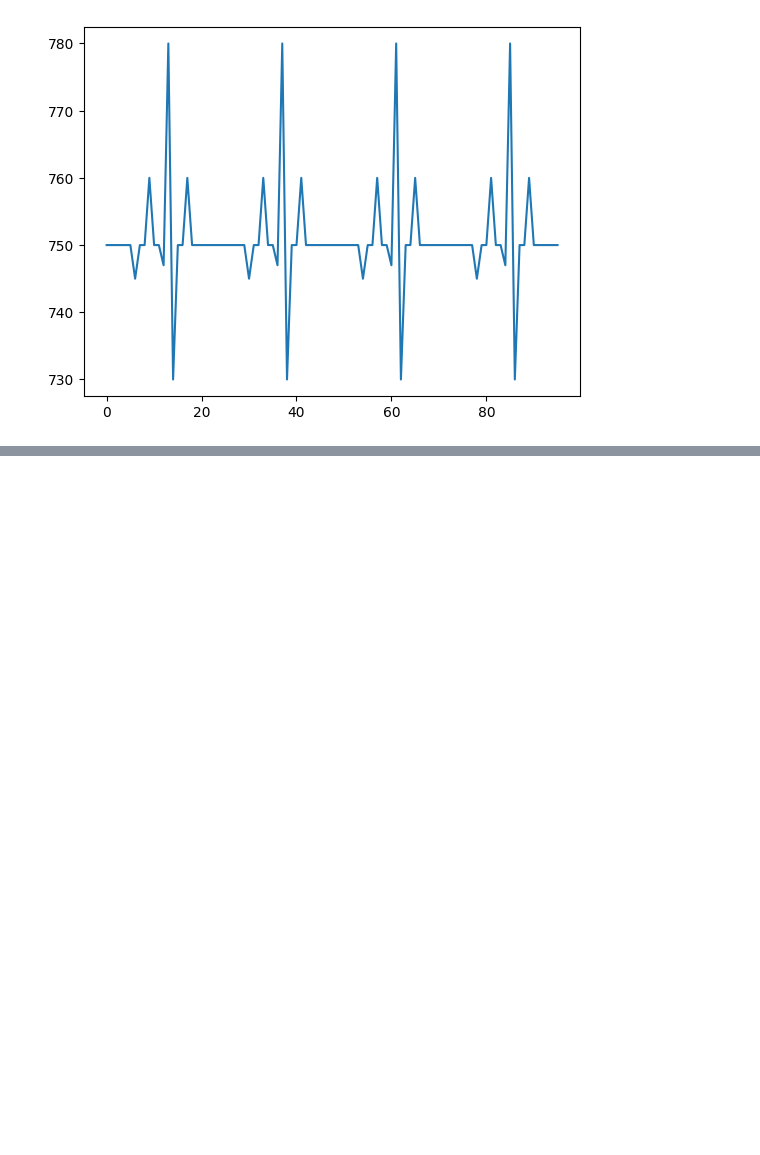
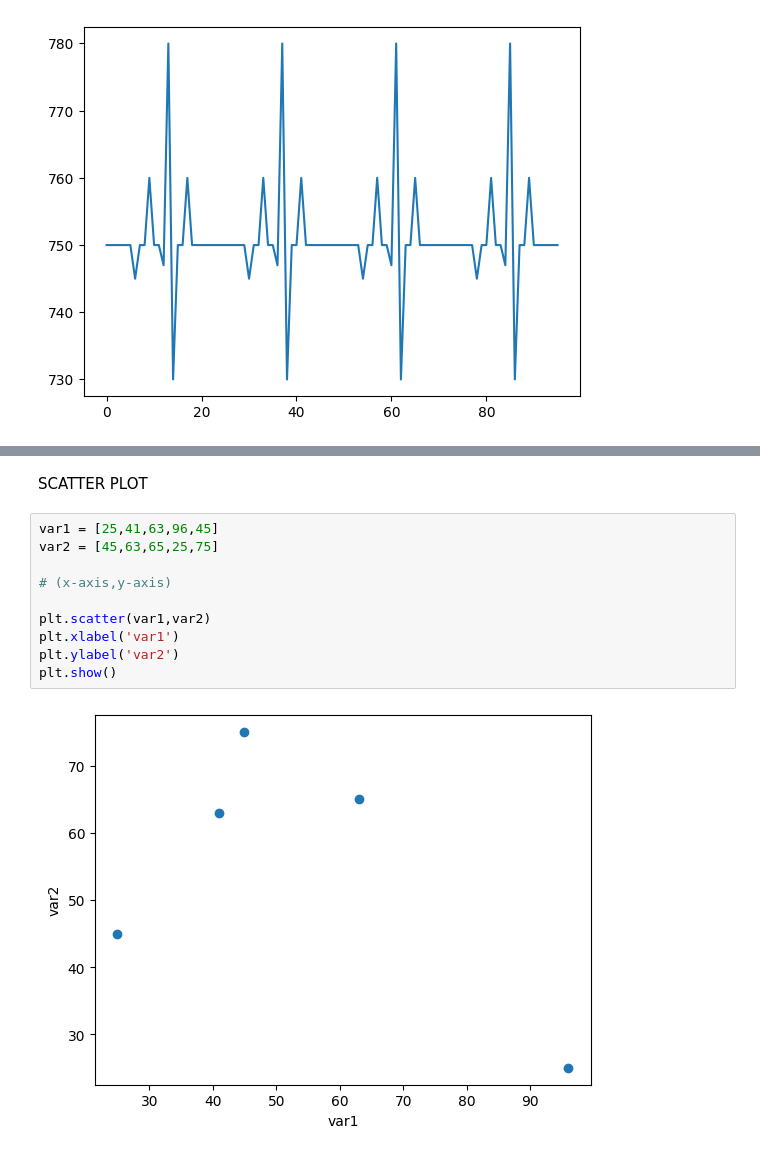
Before and after one commit to abhishiek2002/Data-Visualization-Using-Matplotlib, a Jupyter notebook: 1.ipynb, the cells around one changed output, grey strips where cells are left out. Saved outputs shown, nothing was run; the diff lists cells and outputs as text; blank space fills up the shorter version.

```diff
--- a/1.ipynb
+++ b/1.ipynb
@@ -252,0 +299,14 @@ plt.show()
+# %% [markdown]
+SCATTER PLOT
+# %%
+var1 = [25,41,63,96,45]
+var2 = [45,63,65,25,75]
+
+# (x-axis,y-axis)
+
+plt.scatter(var1,var2)
+plt.xlabel('var1')
+plt.ylabel('var2')
+plt.show()
+# %% [output]
+[figure, added]
```
Also changed, not shown: parts of 25 cells of this notebook.
